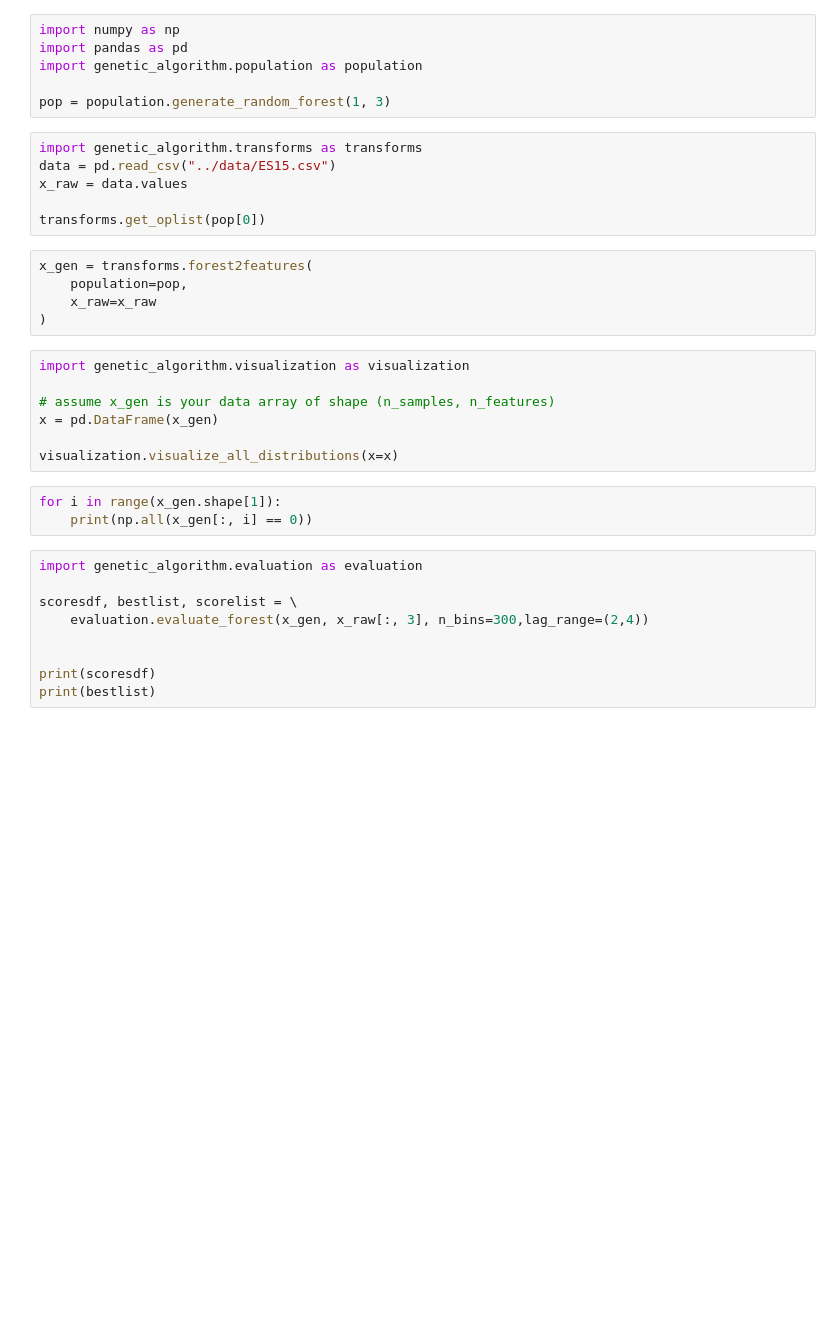
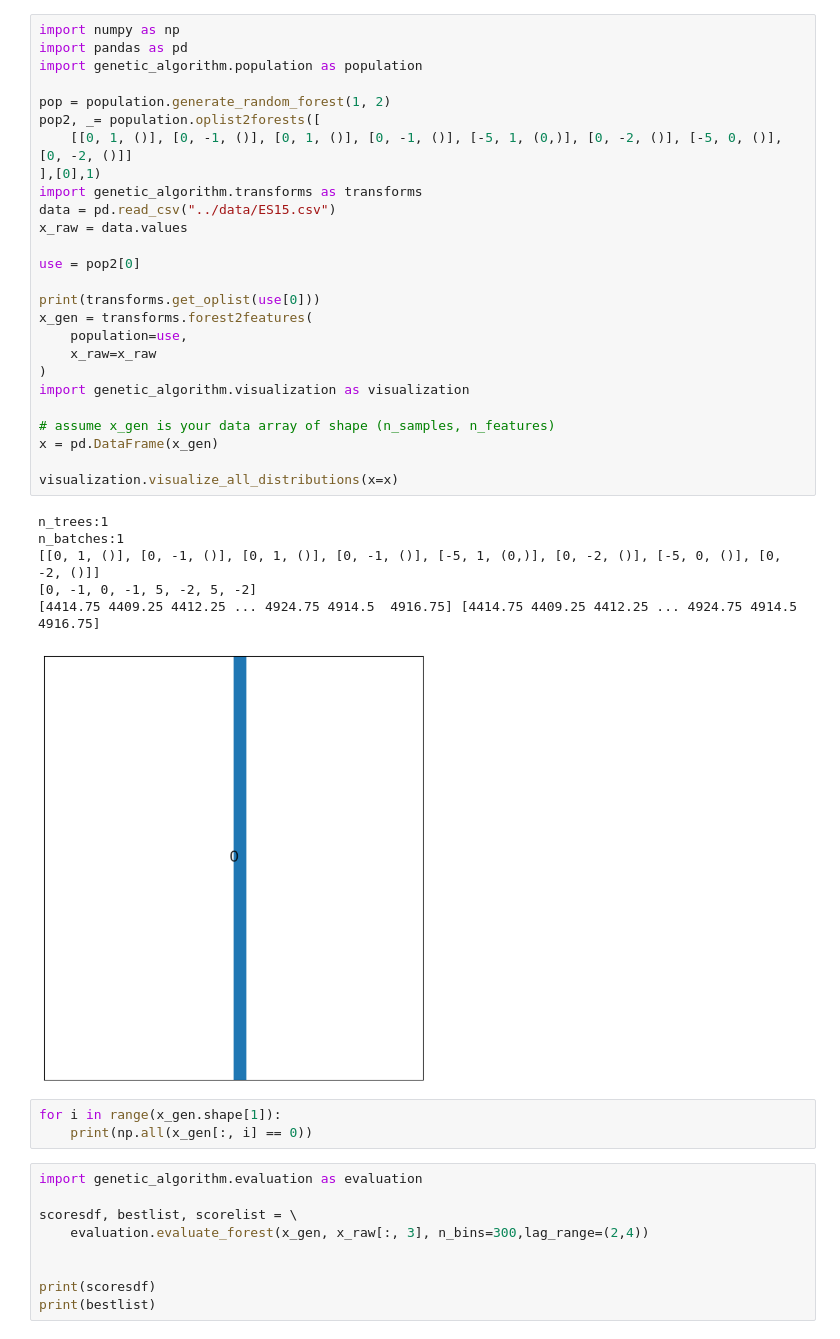
Before and after one commit to Logan-Kelsch/Behavioral_Search, a Jupyter notebook: src/dev.ipynb, the cells around one changed output. Drawn from its saved outputs; the diff is of its cells as text; blank space fills up the shorter version.

Commit message:
fixed all data generation bugs from oplist to feature. Now need to adjust the delta transformation into uniform exploration in mutation phase

```diff
--- a/src/dev.ipynb
+++ b/src/dev.ipynb
@@ -1,27 +1,36 @@
 # %%
 import numpy as np
 import pandas as pd
 import genetic_algorithm.population as population
 
-pop = population.generate_random_forest(1, 3)
+pop = population.generate_random_forest(1, 2)
+pop2, _= population.oplist2forests([
+    [[0, 1, ()], [0, -1, ()], [0, 1, ()], [0, -1, ()], [-5, 1, (0,)], [0, -2, ()], [-5, 0, ()], [0, -2, ()]]
+],[0],1)
+import genetic_algorithm.transforms as transforms
+data = pd.read_csv("../data/ES15.csv")
+x_raw = data.values
+
+use = pop2[0]
+
+print(transforms.get_oplist(use[0]))
+x_gen = transforms.forest2features(
+    population=use,
+    x_raw=x_raw
+)
+import genetic_algorithm.visualization as visualization
+
+# assume x_gen is your data array of shape (n_samples, n_features)
+x = pd.DataFrame(x_gen)
+
+visualization.visualize_all_distributions(x=x)
+# %% [output]
+n_trees:1
+n_batches:1
+[[0, 1, ()], [0, -1, ()], [0, 1, ()], [0, -1, ()], [-5, 1, (0,)], [0, -2, ()], [-5, 0, ()], [0, -2, ()]]
+[0, -1, 0, -1, 5, -2, 5, -2]
+[4414.75 4409.25 4412.25 ... 4924.75 4914.5  4916.75] [4414.75 4409.25 4412.25 ... 4924.75 4914.5  4916.75]
+[figure, added]
-# %%
-import genetic_algorithm.transforms as transforms
-data = pd.read_csv("../data/ES15.csv")
-x_raw = data.values
-
-transforms.get_oplist(pop[0])
-# %%
-x_gen = transforms.forest2features(
-    population=pop,
-    x_raw=x_raw
-)
-# %%
-import genetic_algorithm.visualization as visualization
-
-# assume x_gen is your data array of shape (n_samples, n_features)
-x = pd.DataFrame(x_gen)
-
-visualization.visualize_all_distributions(x=x)
 # %%
 for i in range(x_gen.shape[1]):
 	print(np.all(x_gen[:, i] == 0))
```
Also changed, not shown: parts of 2 cells of this notebook, 1 other file.
